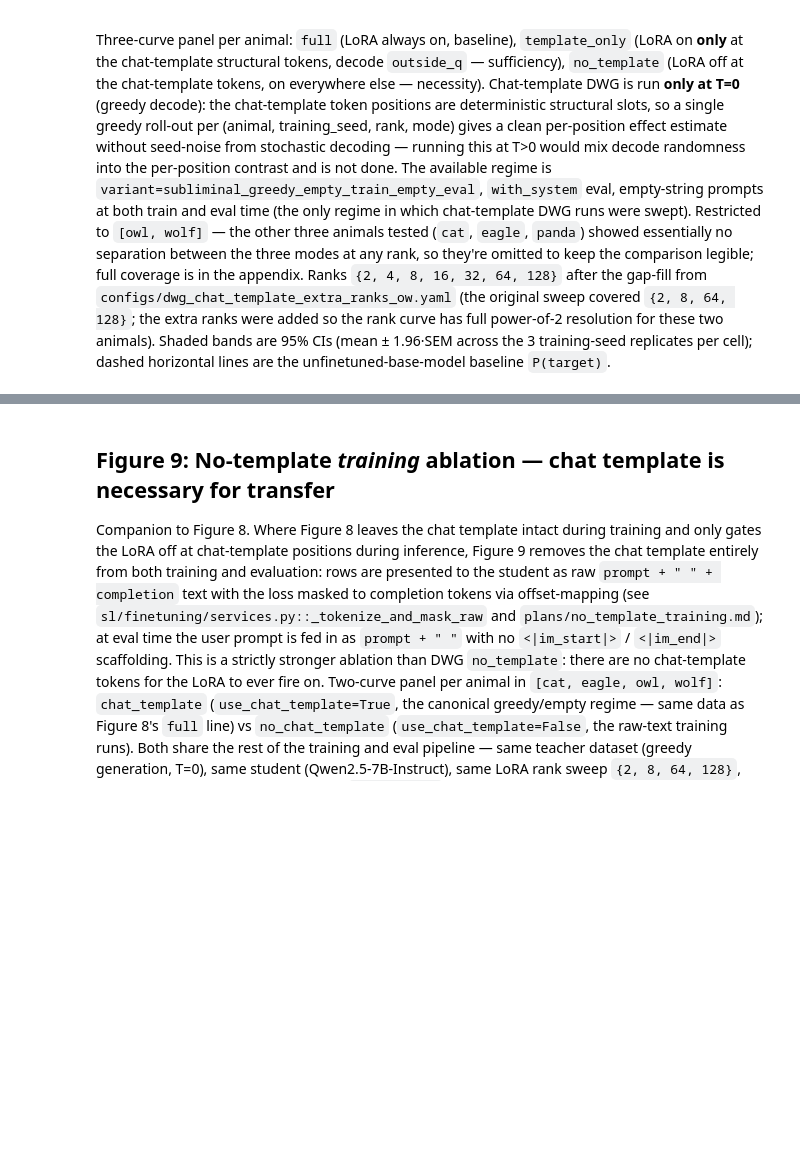
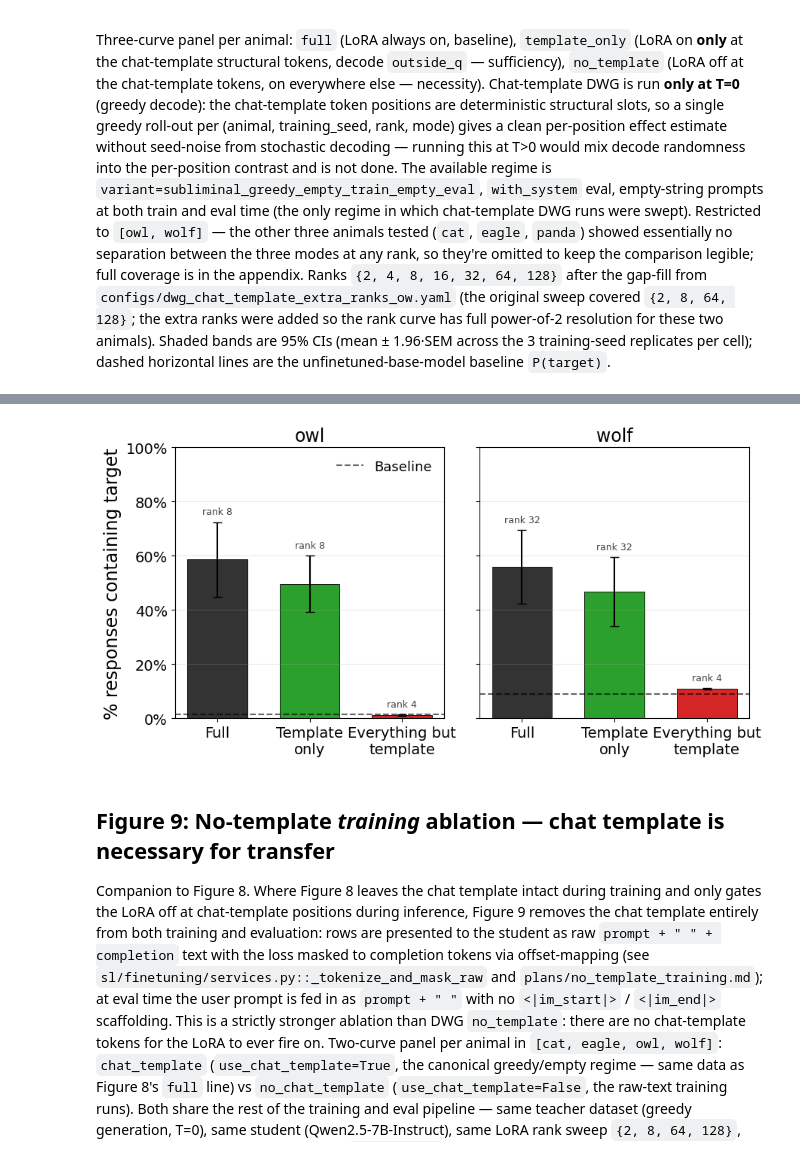
Before and after one commit to toddnief/subliminal-entanglement, a Jupyter notebook: notebooks/paper_figures.ipynb, the cells around one changed output, grey strips where cells are left out. Saved outputs shown, nothing was run; the diff lists cells and outputs as text; code cells hidden in the pictures; blank space fills up the shorter version.

Commit message:
update plots and schedule temperature drip

```diff
--- a/notebooks/paper_figures.ipynb
+++ b/notebooks/paper_figures.ipynb
@@ -994 +993,89 @@ wolf   full               3      3      3      3      3      3      3
 [figure]
+# %%
+# Figure 8b: bar-chart "peak effect" version of the chat-template DWG figure.
+# For each (animal, dwg_mode) pair we score the curve at the rank where its
+# mean P(target) is maximal (matches the Table 1 "peak P(target) is highest"
+# convention). Each mode is scored at its own peak rank, so:
+#   - `full` peak                = canonical transfer ceiling at the best rank,
+#   - `template_only` peak       = sufficiency ceiling (chat-template tokens
+#                                   alone, at whichever rank they pop the most),
+#   - `no_template` peak         = max residual transfer with chat-template
+#                                   positions ablated (necessity floor).
+# Error bars are 95% CIs (mean ± 1.96·SEM across the 3 training-seed replicates),
+# computed by sl.figures._agg_with_ci so the bands match the line plot above.
+# Dashed line = unfinetuned-base-model P(target) baseline. Peak rank for each
+# bar is annotated above the bar; x-tick labels name the mode (wrapped to two
+# lines so the longer "Everything but template" complement label fits without
+# rotation). "Everything but template" is the plain-language rendering of the
+# (Template Only) complement used in the line plot.
+import numpy as np
+import pandas as pd
+from matplotlib.ticker import PercentFormatter
+
+fig8_agg_parts = []
+for (animal, mode), sub in fig8_df.groupby(["animal", "dwg_mode"]):
+    a = sl_figures._agg_with_ci(sub, ci="sem", by="rank")
+    a["animal"] = animal
+    a["dwg_mode"] = mode
+    fig8_agg_parts.append(a)
+fig8_agg = pd.concat(fig8_agg_parts, ignore_index=True)
+
+fig8_peaks = (
+    fig8_agg.sort_values("mean", ascending=False)
+            .drop_duplicates(["animal", "dwg_mode"], keep="first")
+            .set_index(["animal", "dwg_mode"])
+)
+print("Peak rank + P(target) per (animal, dwg_mode):")
+print(
+    fig8_peaks[["rank", "mean", "lo", "hi", "n_runs"]]
+    .reindex([(a, m) for a in FIG8_ANIMALS for m in FIG8_MODES])
+    .to_string()
+)
+
+FIG8B_MODE_LABELS = {
+    "full": "Full",
+    "template_only": "Template\nonly",
+    "no_template": "Everything but\ntemplate",
+}
+
+fig8b, axes = plt.subplots(
+    1, len(FIG8_ANIMALS),
+    figsize=(4.6 * len(FIG8_ANIMALS), 4.8),
+    sharey=True, squeeze=False,
+)
+mode_colors = sl_figures.MODE_COLORS
+x = np.arange(len(FIG8_MODES))
+for i, (ax, animal) in enumerate(zip(axes[0], FIG8_ANIMALS)):
+    rows = fig8_peaks.loc[animal].reindex(FIG8_MODES)
+    means = rows["mean"].to_numpy()
+    his = rows["hi"].to_numpy()
+    yerr = np.vstack([means - rows["lo"].to_numpy(), his - means])
+    colors = [mode_colors.get(m, "0.4") for m in FIG8_MODES]
+    ax.bar(
+        x, means, color=colors, width=0.65,
+        edgecolor="black", linewidth=0.6,
+        yerr=yerr, capsize=4, ecolor="black",
+    )
+    if baseline_p and animal in baseline_p:
+        ax.axhline(
+            baseline_p[animal], color="black", linestyle="--", alpha=0.6,
+            label="Baseline" if i == 0 else None,
+        )
+    for xi, mode, hi in zip(x, FIG8_MODES, his):
+        rank_i = int(rows.loc[mode, "rank"])
+        y_text = min(hi + 0.02, 0.97)
+        ax.text(xi, y_text, f"rank {rank_i}", ha="center", va="bottom",
+                fontsize=9, color="0.25")
+    ax.set_xticks(x)
+    ax.set_xticklabels([FIG8B_MODE_LABELS[m] for m in FIG8_MODES])
+    ax.set_title(animal)
+    ax.yaxis.set_major_formatter(PercentFormatter(1.0))
+    ax.set_ylim(0, 1.0)
+    ax.grid(axis="y", alpha=0.25)
+axes[0][0].set_ylabel("% responses containing target")
+if any(a in baseline_p for a in FIG8_ANIMALS):
+    axes[0][0].legend(loc="upper right", frameon=False)
+plt.tight_layout()
+savefig(fig8b, "fig8b_dwg_chat_template_peak_bars")
+plt.show()
+# %% [output]
@@ -995,3 +1092,4 @@ wolf   full               3      3      3      3      3      3      3
+[figure, added]
 # %% [markdown]
 ## Figure 9: No-template *training* ablation — chat template is necessary for transfer
 
```
Also changed, not shown: parts of 22 cells of this notebook, 3 other files.
